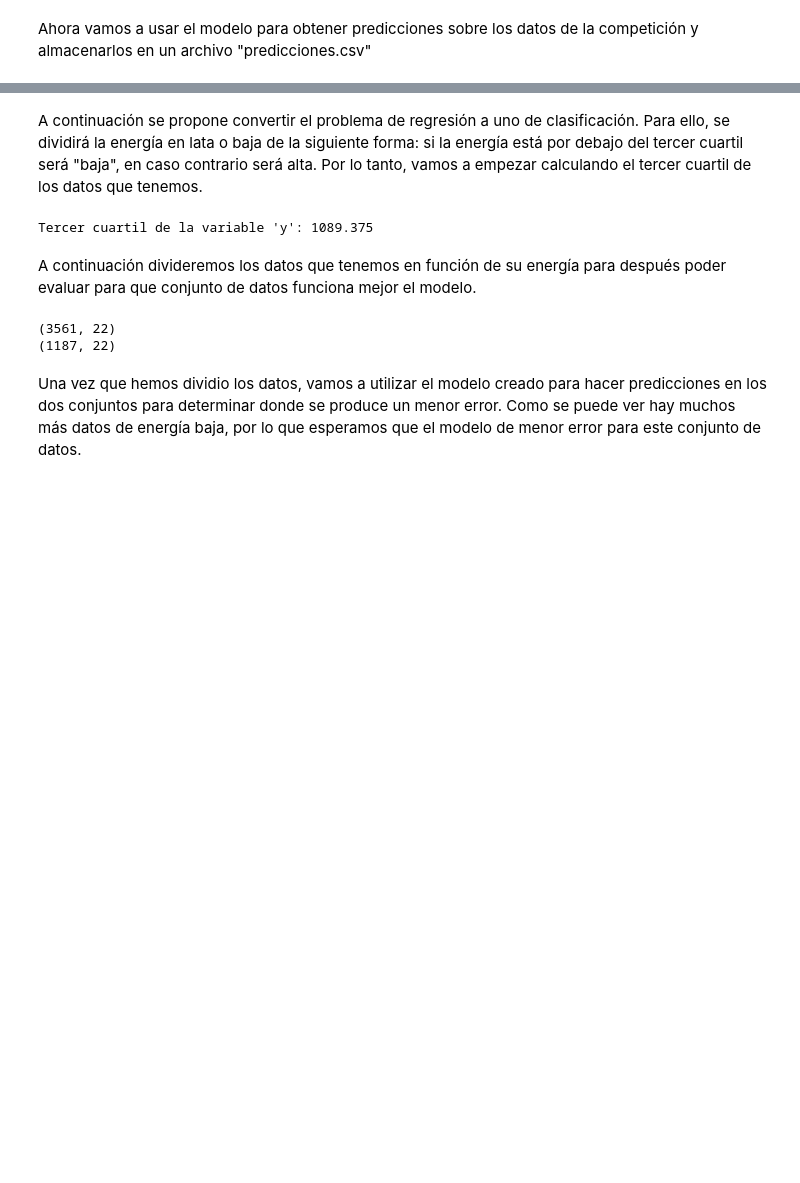
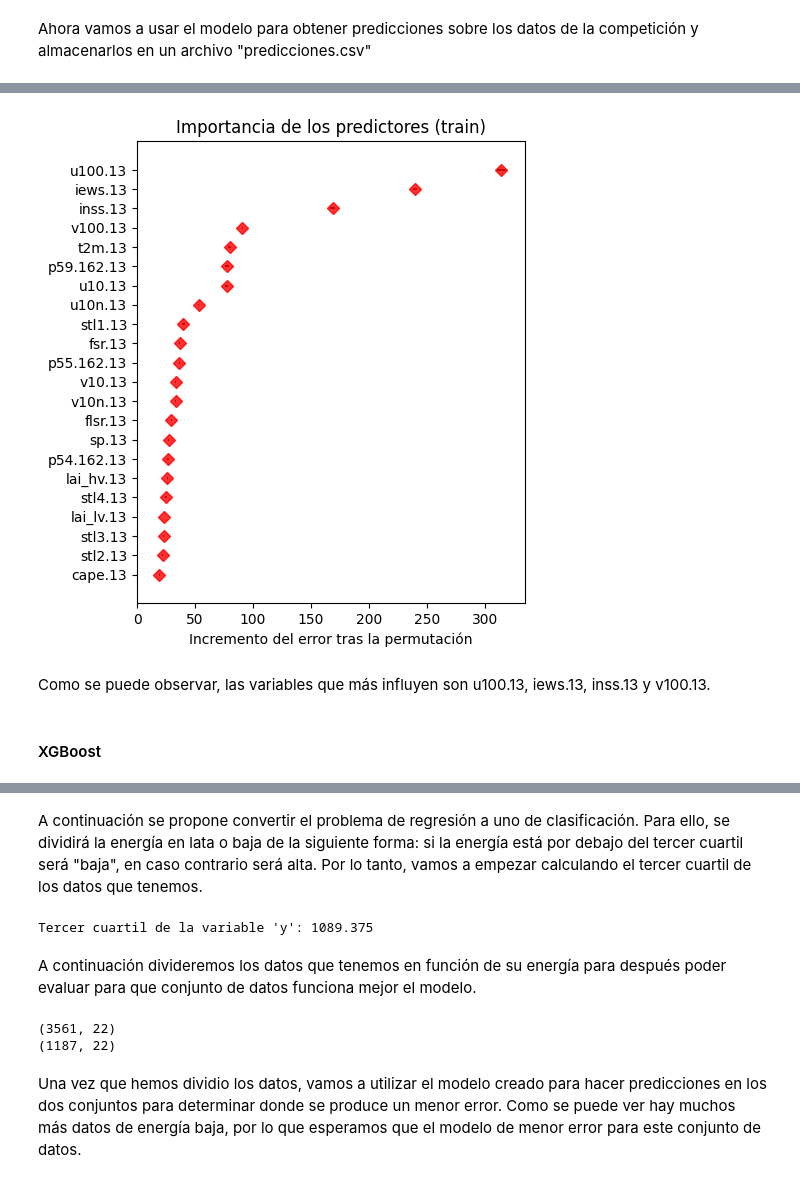
Before and after one commit to GLuis189/GRUPO13_Practica1, a Jupyter notebook: main.ipynb, the cells around one changed output, grey strips where cells are left out. Cells and saved outputs as stored; diff of their text form; code cells hidden in the pictures; blank space fills up the shorter version.

```diff
--- a/main.ipynb
+++ b/main.ipynb
@@ -1150,0 +1238,3 @@ predicciones_df.to_csv("predicciones.csv", index=False)
+# %%
+modelo_rf = regr_rf_hp.best_estimator_
+_ = modelo_rf.fit(x,y)
@@ -1150,0 +1243,21 @@ predicciones_df.to_csv("predicciones.csv", index=False)
+# %%
+from sklearn.inspection import permutation_importance
+import multiprocessing
+
+importancia = permutation_importance(
+                estimator    = modelo_rf,
+                X            = X_train,
+                y            = y_train,
+                n_repeats    = 5,
+                scoring      = 'neg_root_mean_squared_error',
+                n_jobs       = multiprocessing.cpu_count() - 1,
+                random_state = 100472037
+             )
+
+# Se almacenan los resultados (media y desviación) en un dataframe
+df_importancia = pd.DataFrame(
+                    {k: importancia[k] for k in ['importances_mean', 'importances_std']}
+                 )
+# df_importancia['feature'] = X_train.columns
+df_importancia['feature'] = x.columns
+df_importancia.sort_values('importances_mean', ascending=False)
@@ -1150,0 +1282,27 @@ predicciones_df.to_csv("predicciones.csv", index=False)
+# %%
+# Gráfico
+fig, ax = plt.subplots(figsize=(5, 6))
+df_importancia = df_importancia.sort_values('importances_mean', ascending=True)
+ax.barh(
+    df_importancia['feature'],
+    df_importancia['importances_mean'],
+    xerr=df_importancia['importances_std'],
+    align='center',
+    alpha=0
+)
+ax.plot(
+    df_importancia['importances_mean'],
+    df_importancia['feature'],
+    marker="D",
+    linestyle="",
+    alpha=0.8,
+    color="r"
+)
+ax.set_title('Importancia de los predictores (train)')
+ax.set_xlabel('Incremento del error tras la permutación');
+# %% [output]
+[figure, added]
+# %% [markdown]
+Como se puede observar, las variables que más influyen son u100.13, iews.13, inss.13 y v100.13.
+# %% [markdown]
+#### XGBoost
```
Also changed, not shown: parts of 25 cells of this notebook, 1 other file.
